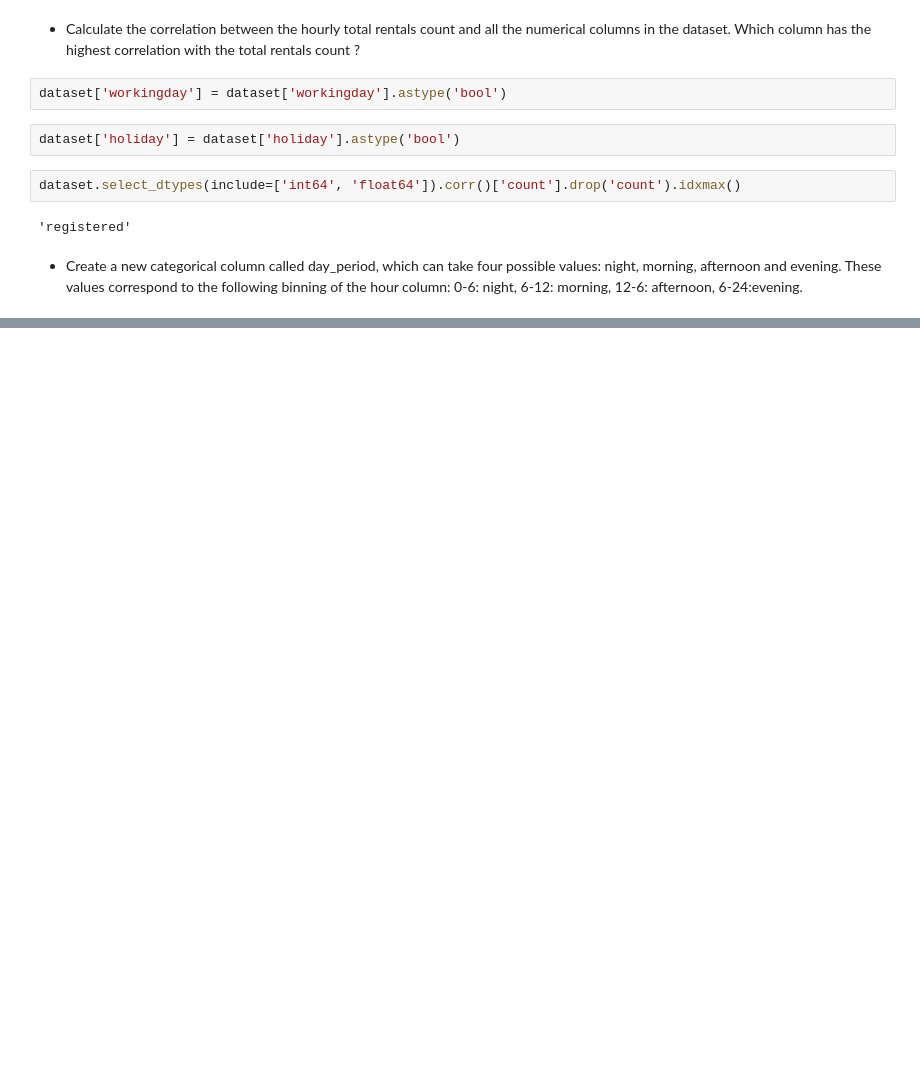
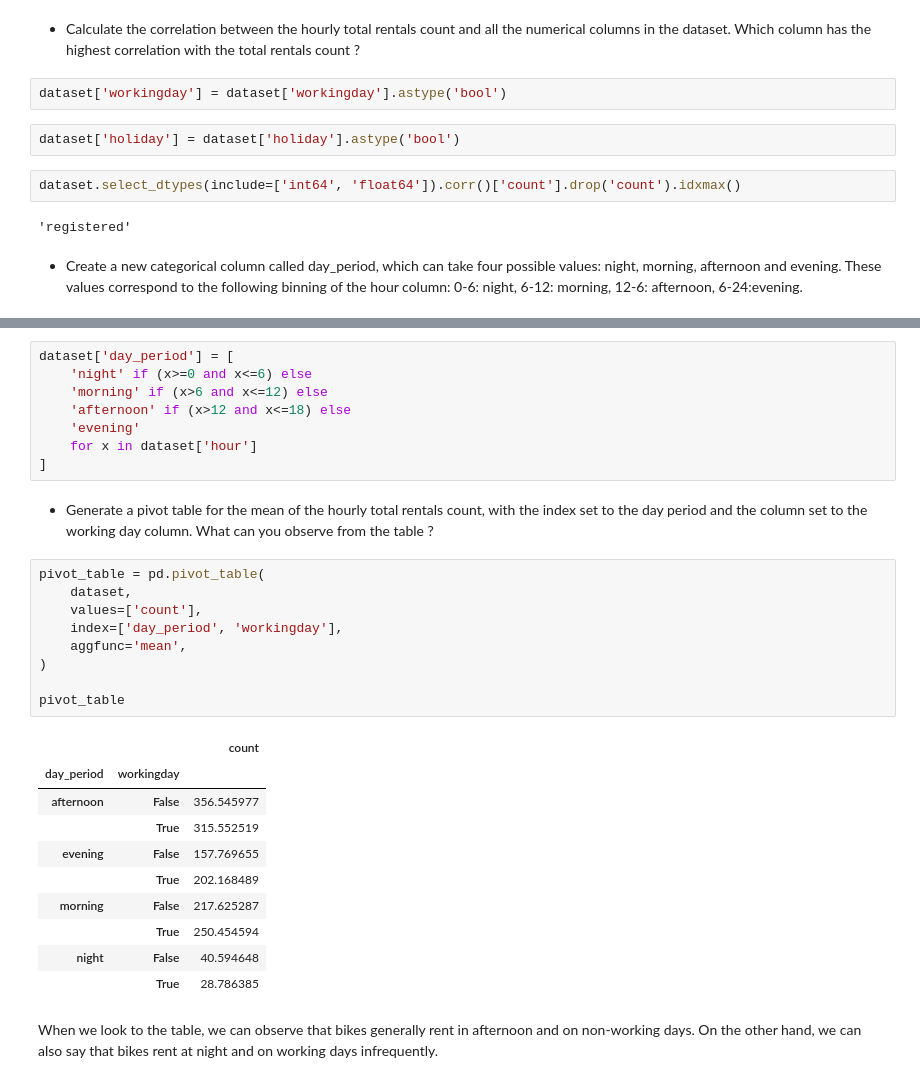
Before and after one commit to MrEktirir/Bike-Rental, a Jupyter notebook: Notebook/main.ipynb, the cells around one changed output, grey strips where cells are left out. Drawn from its saved outputs; the diff is of its cells as text; blank space fills up the shorter version.

```diff
--- a/Notebook/main.ipynb
+++ b/Notebook/main.ipynb
@@ -250,0 +271,35 @@ dataset.select_dtypes(include=['int64', 'float64']).corr()['count'].drop('count'
+# %%
+dataset['day_period'] = [
+    'night' if (x>=0 and x<=6) else
+    'morning' if (x>6 and x<=12) else
+    'afternoon' if (x>12 and x<=18) else
+    'evening'
+    for x in dataset['hour']
+]
+# %% [markdown]
+* Generate a pivot table for the mean of the hourly total rentals count, with the index set to the day period and the column set to the working day column. What can you observe from the table ?
+# %%
+pivot_table = pd.pivot_table(
+    dataset,
+    values=['count'],
+    index=['day_period', 'workingday'],
+    aggfunc='mean',
+)
+
+pivot_table
+# %% [output]
+|  |  | count |
+| day_period | workingday |  |
+| afternoon | False | 356.545977 |
+|  | True | 315.552519 |
+| evening | False | 157.769655 |
+|  | True | 202.168489 |
+| morning | False | 217.625287 |
+|  | True | 250.454594 |
+| night | False | 40.594648 |
+|  | True | 28.786385 |
+# %% [markdown]
+<p>
+    When we look to the table, we can observe that bikes generally rent in afternoon and on non-working days.
+    On the other hand, we can also say that bikes rent at night and on working days infrequently.
+</p>
```
Also changed, not shown: parts of 1 cell of this notebook.
